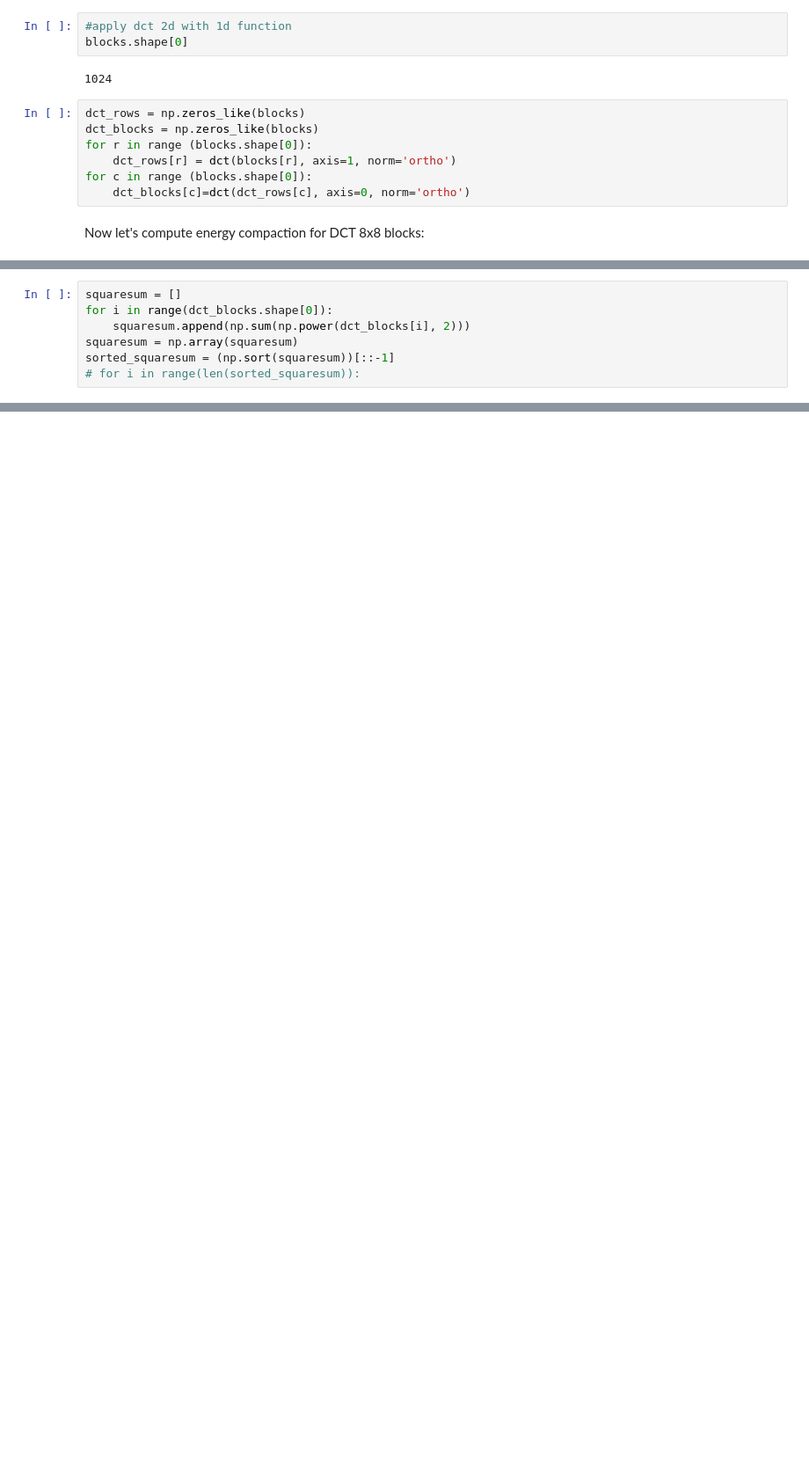
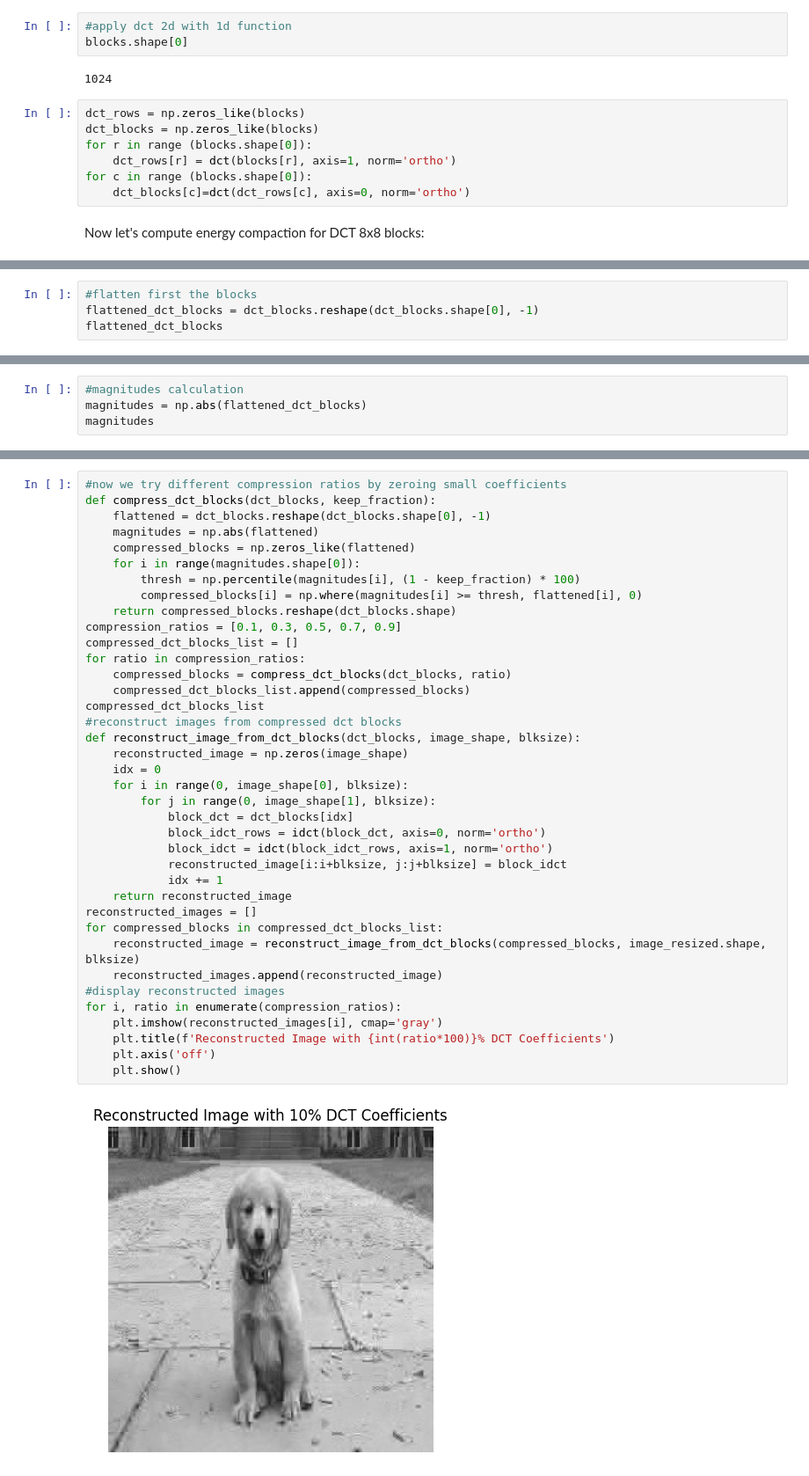
Before and after one commit to moghaith/image-compression-dct-dft, a Jupyter notebook: DFTvsDCT.ipynb, the cells around one changed output, grey strips where cells are left out. Shown at 88% size. Cells and saved outputs as stored; diff of their text form; blank space fills up the shorter version.

```diff
--- a/DFTvsDCT.ipynb
+++ b/DFTvsDCT.ipynb
@@ -96,7 +114,4 @@ dct_blocks
 # %%
-squaresum = []
-for i in range(dct_blocks.shape[0]):
-    squaresum.append(np.sum(np.power(dct_blocks[i], 2)))
-squaresum = np.array(squaresum)
-sorted_squaresum = (np.sort(squaresum))[::-1]
-# for i in range(len(sorted_squaresum)):
+#flatten first the blocks
+flattened_dct_blocks = dct_blocks.reshape(dct_blocks.shape[0], -1)
+flattened_dct_blocks
@@ -102,0 +132,4 @@ sorted_squaresum = (np.sort(squaresum))[::-1]
+# %%
+#magnitudes calculation
+magnitudes = np.abs(flattened_dct_blocks)
+magnitudes
@@ -102,0 +150,40 @@ sorted_squaresum = (np.sort(squaresum))[::-1]
+# %%
+#now we try different compression ratios by zeroing small coefficients
+def compress_dct_blocks(dct_blocks, keep_fraction):
+    flattened = dct_blocks.reshape(dct_blocks.shape[0], -1)
+    magnitudes = np.abs(flattened)
+    compressed_blocks = np.zeros_like(flattened)
+    for i in range(magnitudes.shape[0]):
+        thresh = np.percentile(magnitudes[i], (1 - keep_fraction) * 100)
+        compressed_blocks[i] = np.where(magnitudes[i] >= thresh, flattened[i], 0)
+    return compressed_blocks.reshape(dct_blocks.shape)
+compression_ratios = [0.1, 0.3, 0.5, 0.7, 0.9]
+compressed_dct_blocks_list = []
+for ratio in compression_ratios:
+    compressed_blocks = compress_dct_blocks(dct_blocks, ratio)
+    compressed_dct_blocks_list.append(compressed_blocks)
+compressed_dct_blocks_list
+#reconstruct images from compressed dct blocks
+def reconstruct_image_from_dct_blocks(dct_blocks, image_shape, blksize):
+    reconstructed_image = np.zeros(image_shape)
+    idx = 0
+    for i in range(0, image_shape[0], blksize):
+        for j in range(0, image_shape[1], blksize):
+            block_dct = dct_blocks[idx]
+            block_idct_rows = idct(block_dct, axis=0, norm='ortho')
+            block_idct = idct(block_idct_rows, axis=1, norm='ortho')
+            reconstructed_image[i:i+blksize, j:j+blksize] = block_idct
+            idx += 1
+    return reconstructed_image
+reconstructed_images = []
+for compressed_blocks in compressed_dct_blocks_list:
+    reconstructed_image = reconstruct_image_from_dct_blocks(compressed_blocks, image_resized.shape, blksize)
+    reconstructed_images.append(reconstructed_image)
+#display reconstructed images
+for i, ratio in enumerate(compression_ratios):
+    plt.imshow(reconstructed_images[i], cmap='gray')
+    plt.title(f'Reconstructed Image with {int(ratio*100)}% DCT Coefficients')
+    plt.axis('off')
+    plt.show()
+# %% [output]
+[figure, added]
```
Also changed, not shown: parts of 5 cells of this notebook.
